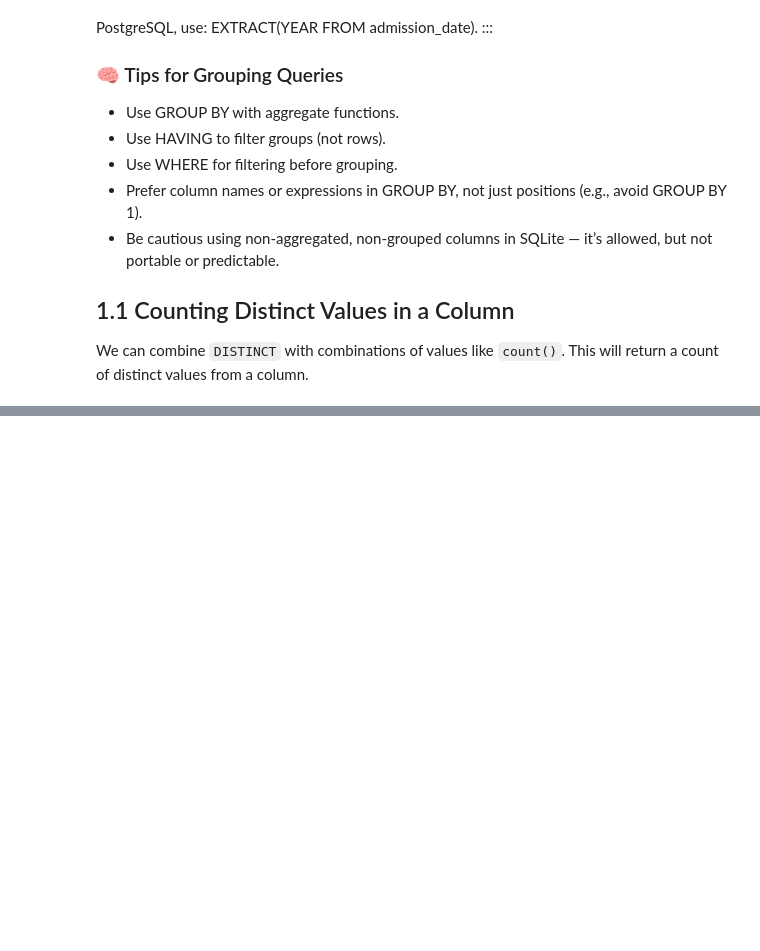
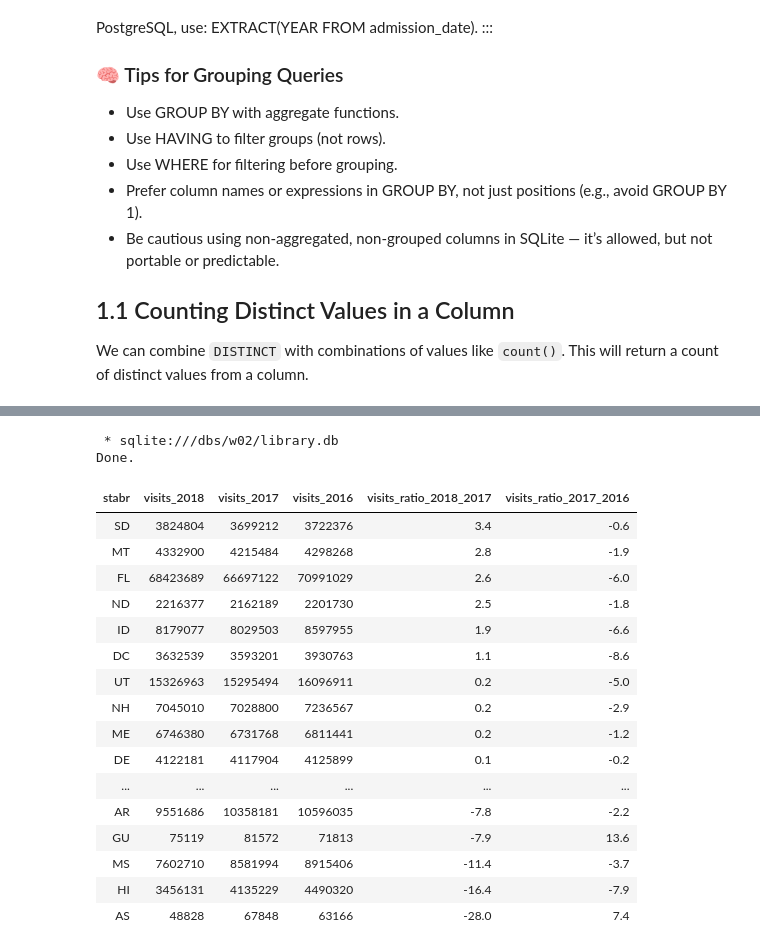
Before and after one commit to ericaraujophd/25sp-cs354A, a Jupyter notebook: week02-notes.ipynb, the cells around one changed output, grey strips where cells are left out. Cells and saved outputs as stored; diff of their text form; code cells hidden in the pictures; blank space fills up the shorter version.

```diff
--- a/week02-notes.ipynb
+++ b/week02-notes.ipynb
@@ -397,0 +754,39 @@ FROM libraries_2017;
+# %%
+%%sql
+SELECT  pls2018.stabr,
+        sum(pls2018.visits) AS visits_2018,
+        sum(pls2017.visits) AS visits_2017,
+        sum(pls2016.visits) AS visits_2016,
+        round ( (
+                 (sum(pls2018.visits) - sum(pls2017.visits) ) * 1.0 / sum(pls2017.visits) ) * 100, 1
+               ) AS visits_ratio_2018_2017,
+        round ( ( (sum(pls2017.visits) - sum(pls2016.visits) ) * 1.0 /
+                 sum(pls2016.visits) ) * 100, 1) AS visits_ratio_2017_2016
+FROM libraries_2018 AS pls2018
+    JOIN libraries_2017 AS pls2017 ON pls2018.fscskey = pls2017.fscskey
+    JOIN libraries_2016 AS pls2016 ON pls2018.fscskey = pls2016.fscskey
+WHERE pls2018.visits >= 0
+  AND pls2017.visits >= 0
+  AND pls2016.visits >= 0
+GROUP BY pls2018.stabr
+ORDER BY visits_ratio_2018_2017 DESC;
+# %% [output]
+ * sqlite:///dbs/w02/library.db
+Done.
+| stabr | visits_2018 | visits_2017 | visits_2016 | visits_ratio_2018_2017 | visits_ratio_2017_2016 |
+| SD | 3824804 | 3699212 | 3722376 | 3.4 | -0.6 |
+| MT | 4332900 | 4215484 | 4298268 | 2.8 | -1.9 |
+| FL | 68423689 | 66697122 | 70991029 | 2.6 | -6.0 |
+| ND | 2216377 | 2162189 | 2201730 | 2.5 | -1.8 |
+| ID | 8179077 | 8029503 | 8597955 | 1.9 | -6.6 |
+| DC | 3632539 | 3593201 | 3930763 | 1.1 | -8.6 |
+| UT | 15326963 | 15295494 | 16096911 | 0.2 | -5.0 |
+| NH | 7045010 | 7028800 | 7236567 | 0.2 | -2.9 |
+| ME | 6746380 | 6731768 | 6811441 | 0.2 | -1.2 |
+| DE | 4122181 | 4117904 | 4125899 | 0.1 | -0.2 |
+| ... | ... | ... | ... | ... | ... |
+| AR | 9551686 | 10358181 | 10596035 | -7.8 | -2.2 |
+| GU | 75119 | 81572 | 71813 | -7.9 | 13.6 |
+| MS | 7602710 | 8581994 | 8915406 | -11.4 | -3.7 |
+| HI | 3456131 | 4135229 | 4490320 | -16.4 | -7.9 |
+| AS | 48828 | 67848 | 63166 | -28.0 | 7.4 |
```
Also changed, not shown: parts of 33 cells of this notebook, 7 other files.
